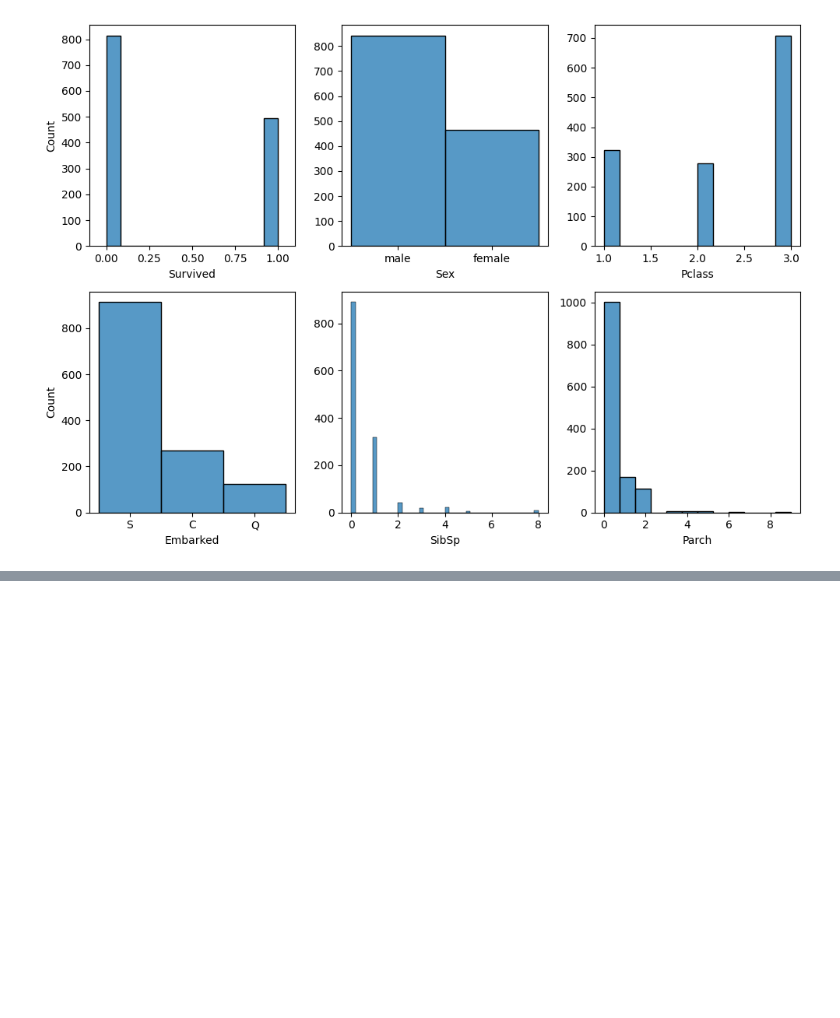
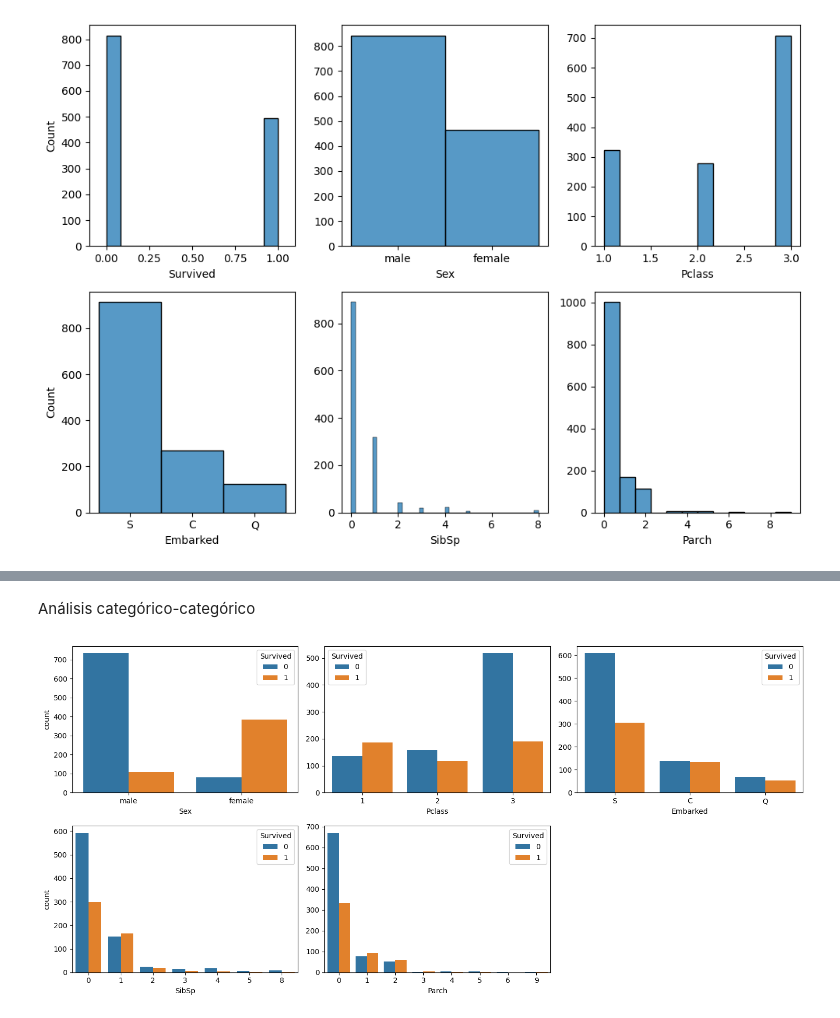
Before and after one commit to pjparreaza/EDA_PRACTICA_PEDRO, a Jupyter notebook: EDA_Practica.ipynb, the cells around one changed output, grey strips where cells are left out. Cells and saved outputs as stored; diff of their text form; code cells hidden in the pictures; blank space fills up the shorter version.

```diff
--- a/EDA_Practica.ipynb
+++ b/EDA_Practica.ipynb
@@ -124,0 +177,17 @@ plt.show()
+# %% [markdown]
+Análisis categórico-categórico
+# %%
+fig, axis = plt.subplots(2, 3, figsize = (15, 7))
+
+sns.countplot(ax = axis[0, 0], data = total_data, x = "Sex", hue = "Survived")
+sns.countplot(ax = axis[0, 1], data = total_data, x = "Pclass", hue = "Survived").set(ylabel = None)
+sns.countplot(ax = axis[0, 2], data = total_data, x = "Embarked", hue = "Survived").set(ylabel = None)
+sns.countplot(ax = axis[1, 0], data = total_data, x = "SibSp", hue = "Survived")
+sns.countplot(ax = axis[1, 1], data = total_data, x = "Parch", hue = "Survived").set(ylabel = None)
+
+plt.tight_layout()
+fig.delaxes(axis[1, 2])
+
+plt.show()
+# %% [output]
+[figure, added]
```
Also changed, not shown: parts of 9 cells of this notebook.
